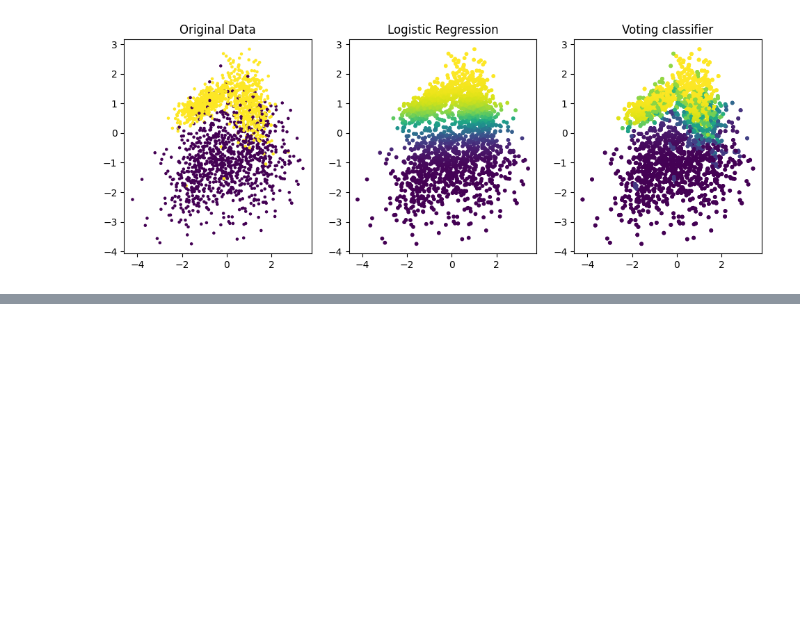
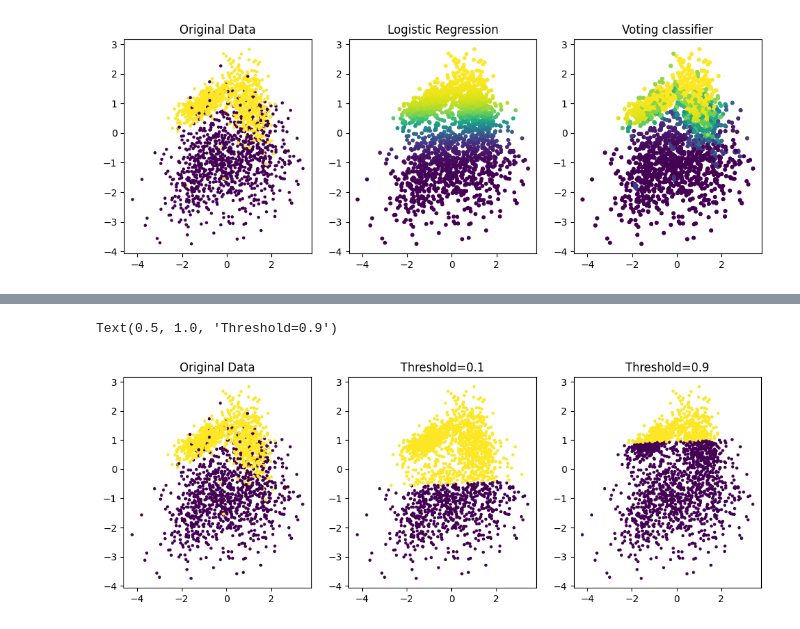
Before and after one commit to ijazkhan101/Machine-Learning-with-Python-20Days, a Jupyter notebook: MLDay05/Meta estimator voting classifier.ipynb, the cells around one changed output, grey strips where cells are left out. Drawn from its saved outputs; the diff is of its cells as text; code cells hidden in the pictures; blank space fills up the shorter version.

```diff
--- a/MLDay05/Meta estimator voting classifier.ipynb
+++ b/MLDay05/Meta estimator voting classifier.ipynb
@@ -103,0 +127,14 @@ make_plots()
+# %%
+plt.figure(figsize=(12,4))
+plt.subplot(131)
+plt.scatter(X[:,0],X[:,1],c=y, s=5)
+plt.title("Original Data")
+plt.subplot(132)
+plt.scatter(X[:,0],X[:,1],c=m1.predict(X),s=5)
+plt.title("Threshold=0.1")
+plt.subplot(133)
+plt.scatter(X[:,0],X[:,1],c=m2.predict(X),s=5)
+plt.title("Threshold=0.9")
+# %% [output]
+Text(0.5, 1.0, 'Threshold=0.9')
+[figure, added]
```
Also changed, not shown: parts of 3 cells of this notebook.
